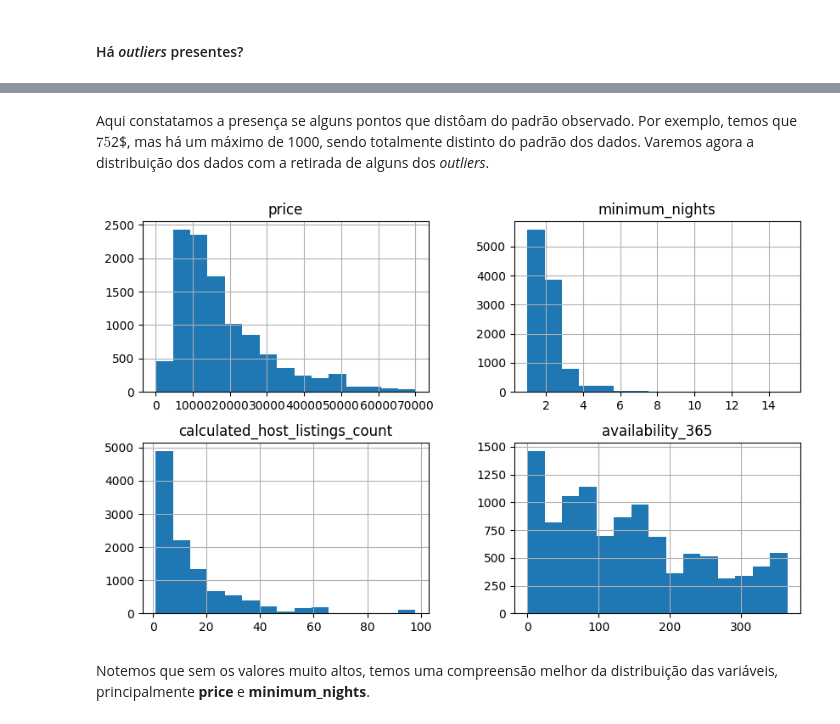
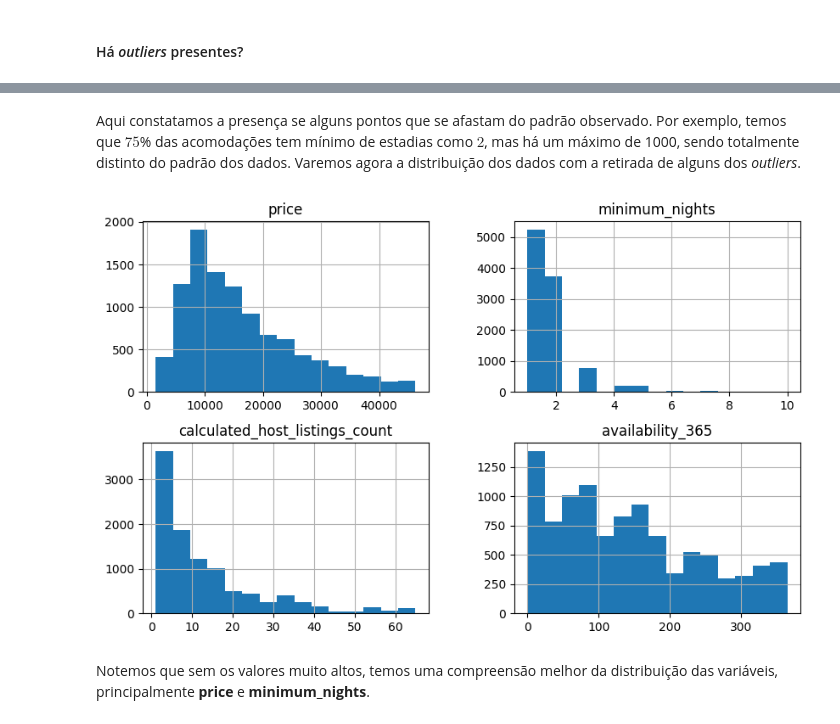
Before and after one commit to drdhenrique/proj_toquio_airbnb, a Jupyter notebook: Airbnb_Tokyo.ipynb, the cells around one changed output, grey strips where cells are left out. Saved outputs shown, nothing was run; the diff lists cells and outputs as text; code cells hidden in the pictures.

```diff
--- a/Airbnb_Tokyo.ipynb
+++ b/Airbnb_Tokyo.ipynb
@@ -156,21 +174,24 @@ df[['price', 'minimum_nights', 'number_of_reviews', 'reviews_per_month',
 | 75% | 2.392900e+04 | 2.000000 | 46.000000 | 1.930000 | 18.000000 | 220.000000 |
 | max | 1.306500e+06 | 1000.000000 | 1825.000000 | 48.640000 | 98.000000 | 365.000000 |
 # %% [markdown]
-Aqui constatamos a presença se alguns pontos que distôam do padrão observado. Por exemplo, temos que $75% das acomodações tem mínimo de estadias como $2$, mas há um máximo de 1000, sendo totalmente distinto do padrão dos dados. Varemos agora a distribuição dos dados com a retirada de alguns dos *outliers*.
+Aqui constatamos a presença se alguns pontos que se afastam do padrão observado. Por exemplo, temos que $75$% das acomodações tem mínimo de estadias como $2$, mas há um máximo de 1000, sendo totalmente distinto do padrão dos dados. Varemos agora a distribuição dos dados com a retirada de alguns dos *outliers*.
 # %%
 # remover os *outliers* em um novo DataFrame
 df_clean = df.copy()
-df_clean.drop(df_clean[df_clean.price > 70000].index, axis=0, inplace=True)
-df_clean.drop(df_clean[df_clean.minimum_nights > 15].index, axis=0, inplace=True)
+df_clean.drop(df_clean[df_clean.price > (df_clean.price.quantile(.75)+1.5*(df_clean.price.quantile(.75)-df_clean.price.quantile(.25)))].index,
+              axis=0, inplace=True)
+df_clean.drop(df_clean[df_clean.price == 0].index,
+              axis=0, inplace=True)
+df_clean.drop(df_clean[df_clean.minimum_nights > 10].index, axis=0, inplace=True)
 
 # remover `neighbourhood_group`, pois está vazio
 df_clean.drop('neighbourhood_group', axis=1, inplace=True)
 
 # plotar o histograma para as variáveis numéricas
 df_clean[['price', 'minimum_nights',
     'calculated_host_listings_count', 'availability_365']].hist(bins=15, figsize=(10,6));
 # %% [output]
-[figure, old version]
+[figure, new version]
 # %% [markdown]
 Notemos que sem os valores muito altos, temos uma compreensão melhor da distribuição das variáveis, principalmente **price** e **minimum_nights**.
 # %% [markdown]
```
Also changed, not shown: parts of 18 cells of this notebook.
